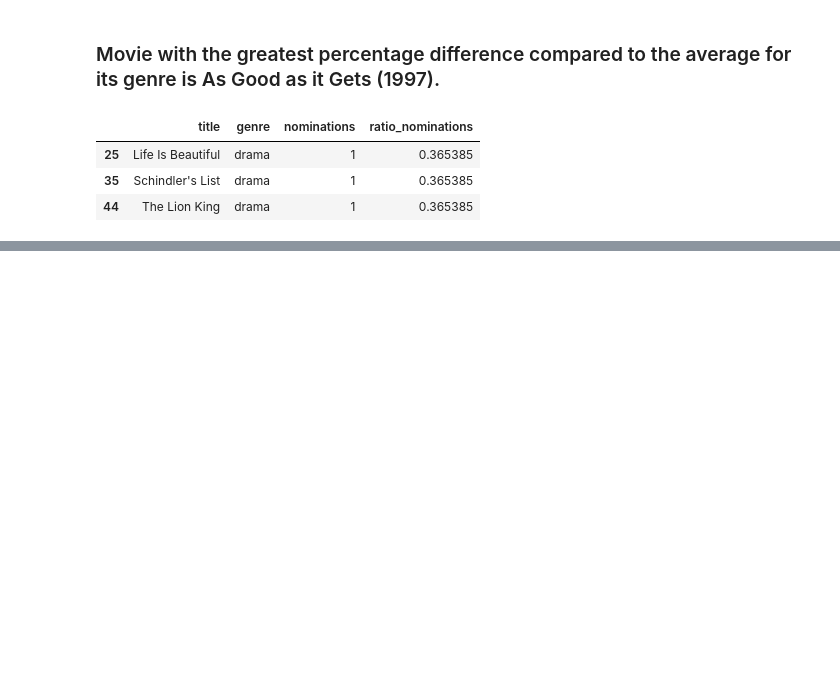
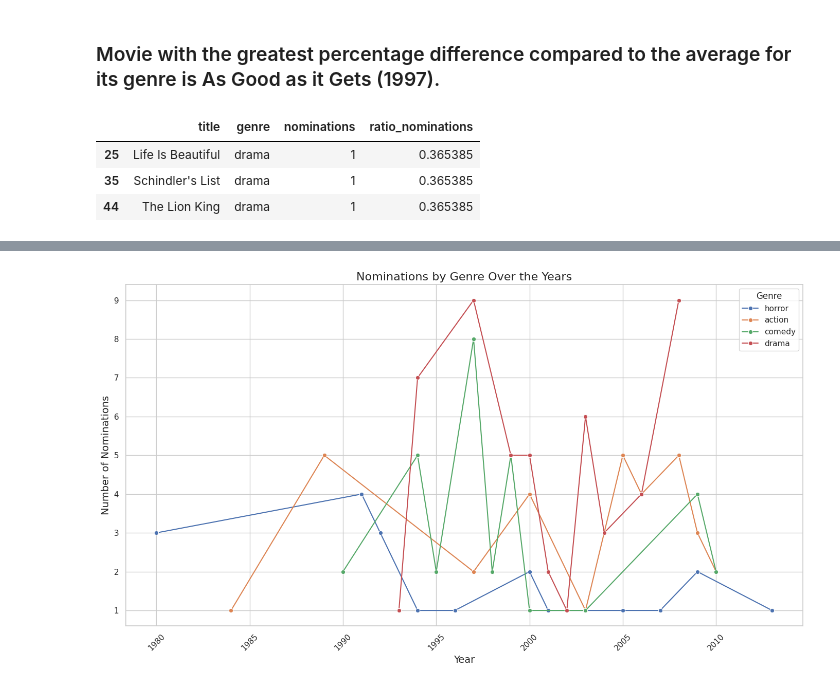
Before and after one commit to GabrielFersPin/FilmAfinnity-Project, a Jupyter notebook: src/data_processing/evaluation.ipynb, the cells around one changed output, grey strips where cells are left out. Cells and saved outputs as stored; diff of their text form; code cells hidden in the pictures; blank space fills up the shorter version.

Commit message:
modified:   README.md 	modified:   requirements.txt 	modified:   src/data_processing/evaluation.ipynb 	new file:   src/images/Nominations.png 	new file:   src/images/prediction.png

```diff
--- a/src/data_processing/evaluation.ipynb
+++ b/src/data_processing/evaluation.ipynb
@@ -102,0 +105,2 @@ movies_oscars.nsmallest(3, columns="ratio_nominations")
+# %%
+movies_oscars = pd.read_csv('../results/movies_oscars.csv')
@@ -102,0 +142,4 @@ movies_oscars.nsmallest(3, columns="ratio_nominations")
+# %%
+nominations_by_genre = movies_oscars.groupby(['year', 'genre'])['nominations'].sum().reset_index()
+
+print(nominations_by_genre)
@@ -102,0 +164,18 @@ movies_oscars.nsmallest(3, columns="ratio_nominations")
+# %%
+import matplotlib.pyplot as plt
+import seaborn as sns
+
+sns.set(style='whitegrid')
+
+plt.figure(figsize=(14, 8))
+sns.lineplot(data=nominations_by_genre, x='year', y='nominations', hue='genre', marker='o')
+
+plt.title('Nominations by Genre Over the Years', fontsize=16)
+plt.xlabel('Year', fontsize=14)
+plt.ylabel('Number of Nominations', fontsize=14)
+plt.xticks(rotation=45)
+plt.legend(title='Genre')
+plt.tight_layout()
+plt.show()
+# %% [output]
+[figure, added]
```
Also changed, not shown: parts of 9 cells of this notebook, 4 other files.
